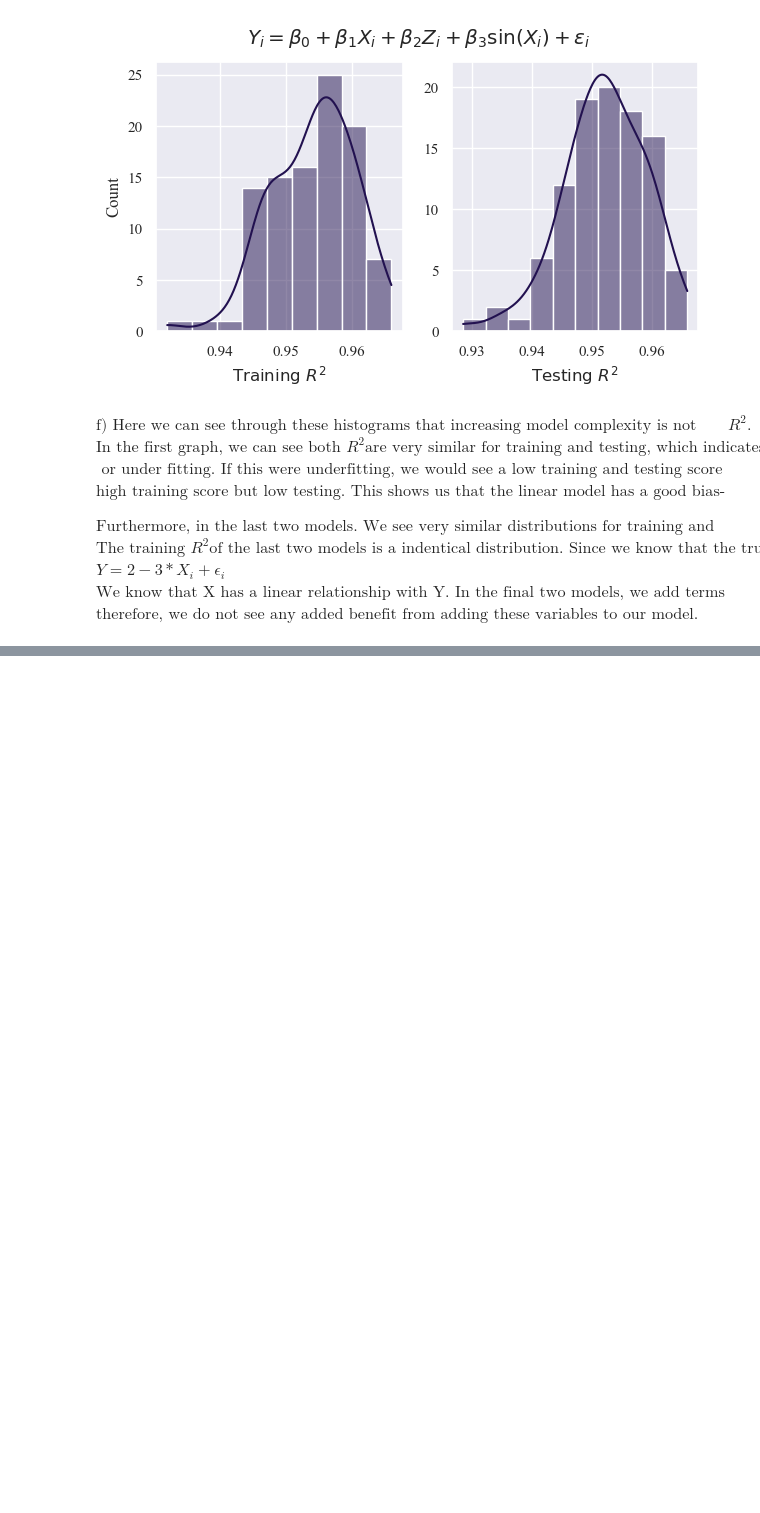
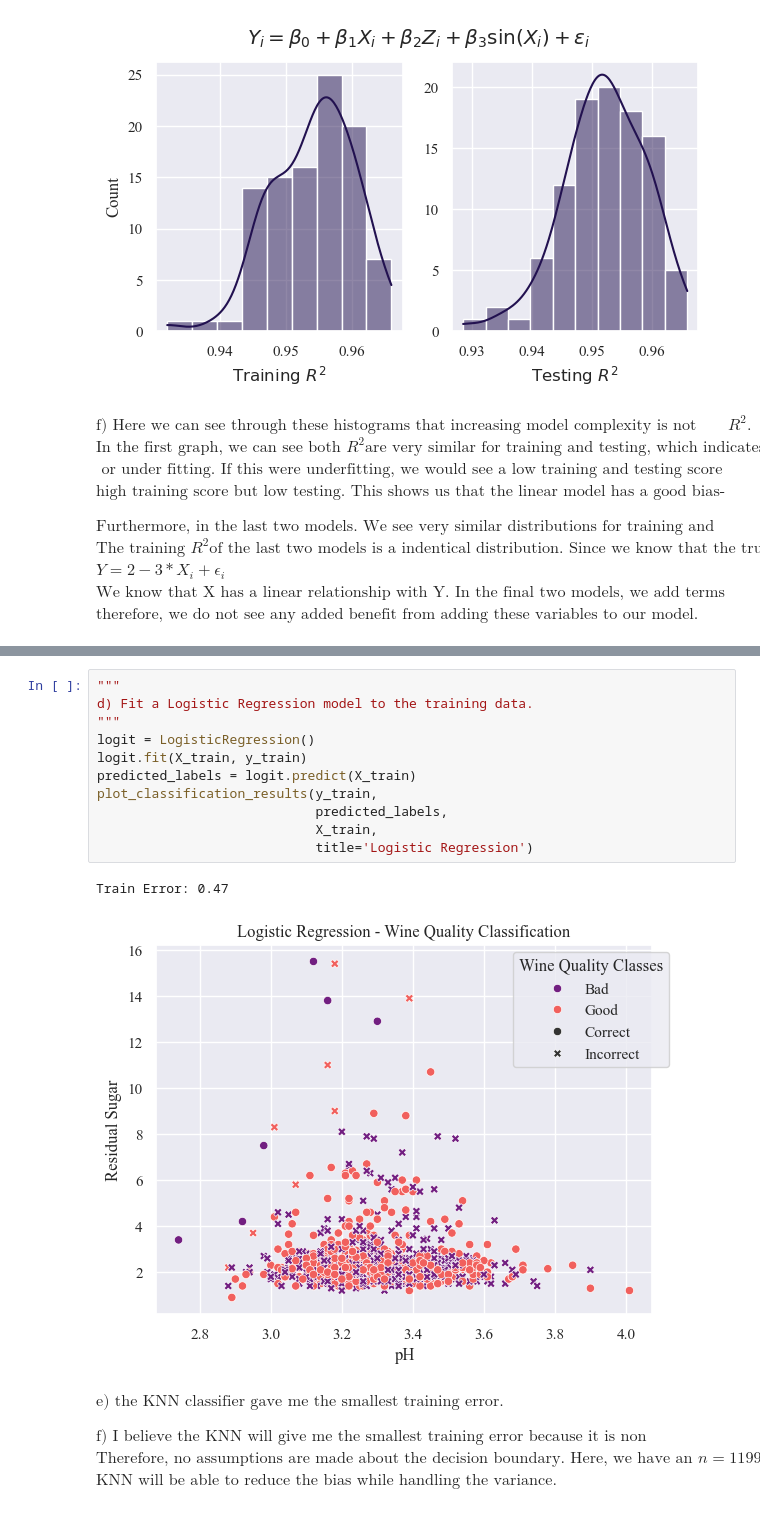
Before and after one commit to madiforman/bias_variance_tradeoff, a Jupyter notebook: hwk2.ipynb, the cells around one changed output, grey strips where cells are left out. Drawn from its saved outputs; the diff is of its cells as text; blank space fills up the shorter version.

```diff
--- a/hwk2.ipynb
+++ b/hwk2.ipynb
@@ -272,0 +386,20 @@ $\text{therefore, we do not see any added benefit from adding these variables to
+# %%
+"""
+d) Fit a Logistic Regression model to the training data.
+"""
+logit = LogisticRegression()
+logit.fit(X_train, y_train)
+predicted_labels = logit.predict(X_train)
+plot_classification_results(y_train,
+                            predicted_labels,
+                            X_train,
+                            title='Logistic Regression')
+# %% [output]
+Train Error: 0.47
+[figure, added]
+# %% [markdown]
+$\text{e) the KNN classifier gave me the smallest training error.}$
+
+$\text{f) I believe the KNN will give me the smallest training error because it is non parametric.}$
+$\text{Therefore, no assumptions are made about the decision boundary. Here, we have an } n=1199 \text{ much larger than }p=2$
+$\text{KNN will be able to reduce the bias while handling the variance.}$
```
Also changed, not shown: parts of 23 cells of this notebook.
